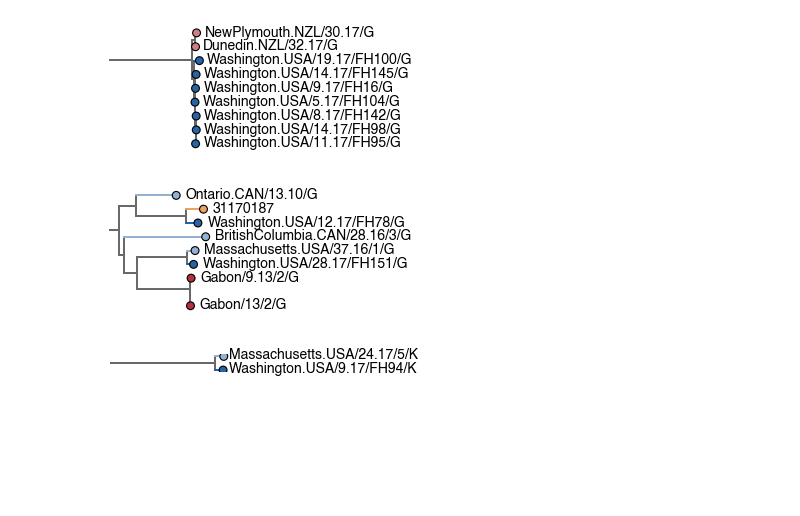
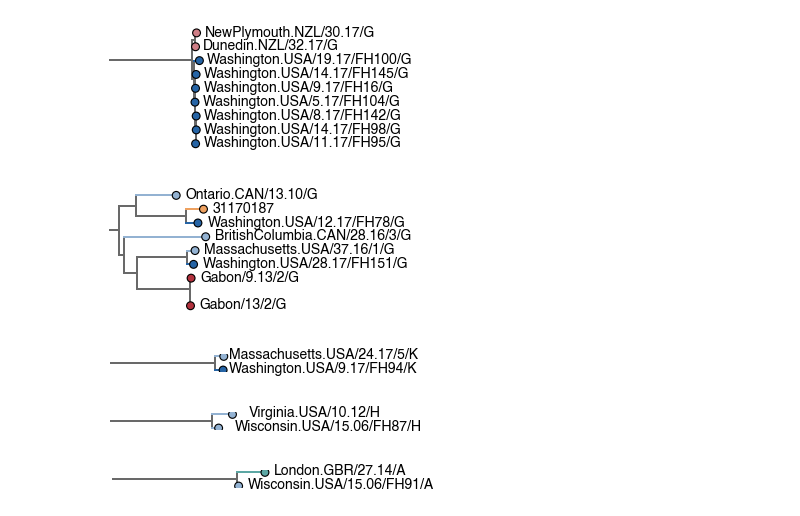
Before and after one commit to blab/mumps-wa-phylodynamics, a Jupyter notebook: divergence-tree-analyses/Plot-all-genotypes-divergence-tree.ipynb, the cells around one changed output. Saved outputs shown, nothing was run; the diff lists cells and outputs as text; code cells hidden in the pictures; blank space fills up the shorter version.

```diff
--- a/divergence-tree-analyses/Plot-all-genotypes-divergence-tree.ipynb
+++ b/divergence-tree-analyses/Plot-all-genotypes-divergence-tree.ipynb
@@ -408,3 +435,19 @@ height = 1
 plot_subtree(subtree3,metadata,colors,division_order,output_name, width, height)
 # %% [output]
 [figure]
+# %%
+output_name = "/Users/lmoncla/Documents/Mumps/paper-and-figure-drafts/eLife-submission-2020-01-08/resubmission-2021-03/figures/individual-PDFs/H-cluster-2021-03-05.pdf"
+width = 5
+height = 1
+
+plot_subtree(subtreeH,metadata,colors,division_order,output_name, width, height)
+# %% [output]
+[figure, added]
+# %%
+output_name = "/Users/lmoncla/Documents/Mumps/paper-and-figure-drafts/eLife-submission-2020-01-08/resubmission-2021-03/figures/individual-PDFs/A-cluster-2021-03-05.pdf"
+width = 5
+height = 1
+
+plot_subtree(subtreeA,metadata,colors,division_order,output_name, width, height)
+# %% [output]
+[figure, added]
```
Also changed, not shown: parts of 6 cells of this notebook.
